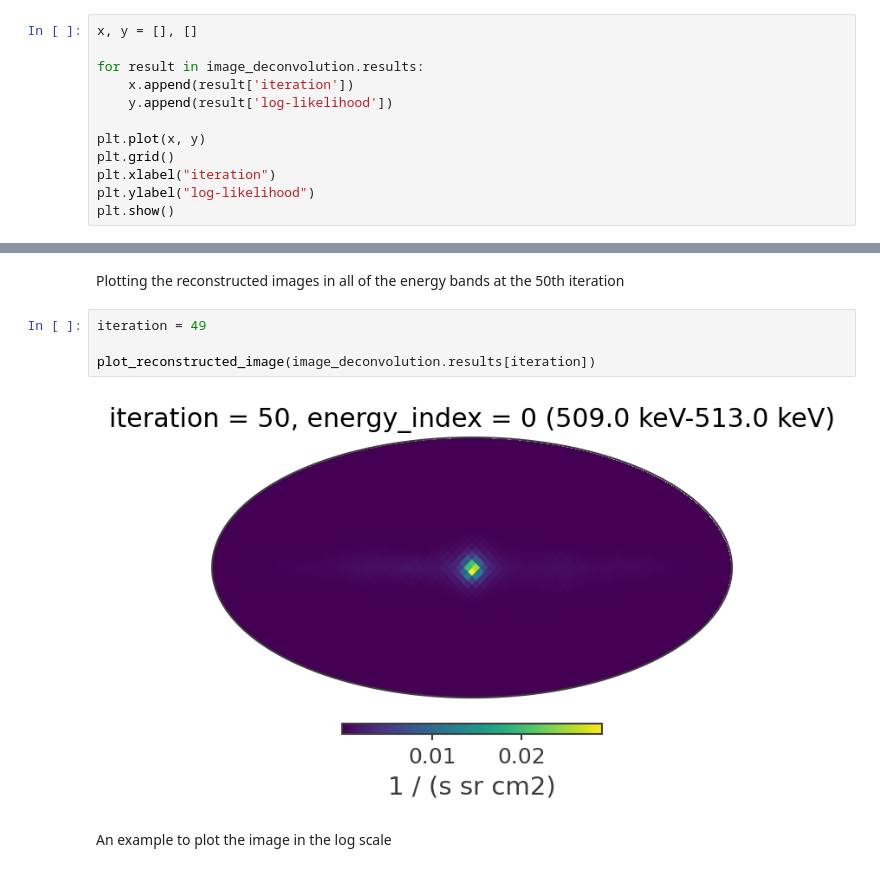
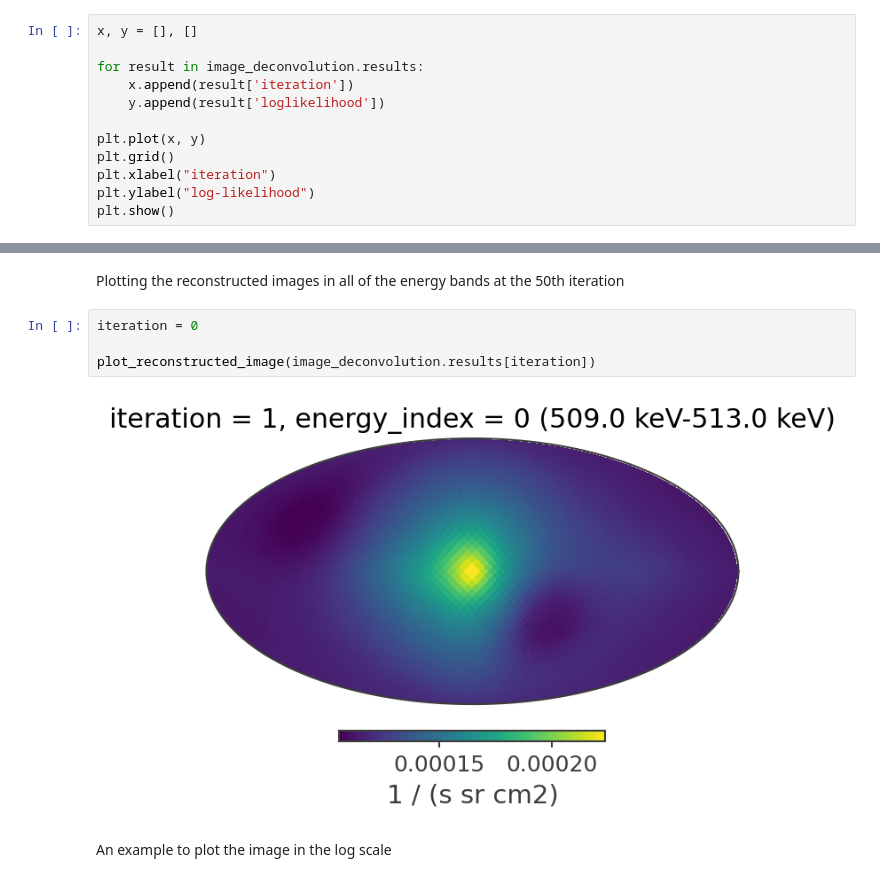
Before and after one commit to RiceKon/cosipy, a Jupyter notebook: docs/tutorials/image_deconvolution/511keV/GalacticCDS/511keV-Galactic-ImageDeconvolution.ipynb, the cells around one changed output, grey strips where cells are left out. Cells and saved outputs as stored; diff of their text form.

Commit message:
pushing plots into git

```diff
--- a/docs/tutorials/image_deconvolution/511keV/GalacticCDS/511keV-Galactic-ImageDeconvolution.ipynb
+++ b/docs/tutorials/image_deconvolution/511keV/GalacticCDS/511keV-Galactic-ImageDeconvolution.ipynb
@@ -543,7 +523,7 @@ x, y = [], []
 
 for result in image_deconvolution.results:
     x.append(result['iteration'])
-    y.append(result['log-likelihood'])
+    y.append(result['loglikelihood'])
 
 plt.plot(x, y)
 plt.grid()
@@ -609,11 +589,11 @@ def plot_reconstructed_image(result, source_position = None): # source_position
 # %% [markdown]
 Plotting the reconstructed images in all of the energy bands at the 50th iteration
 # %%
-iteration = 49
+iteration = 0
 
 plot_reconstructed_image(image_deconvolution.results[iteration])
 # %% [output]
-[figure, old version]
+[figure, new version]
 # %% [markdown]
 An example to plot the image in the log scale
 # %%
```
Also changed, not shown: parts of 13 cells of this notebook, 1 other file.
